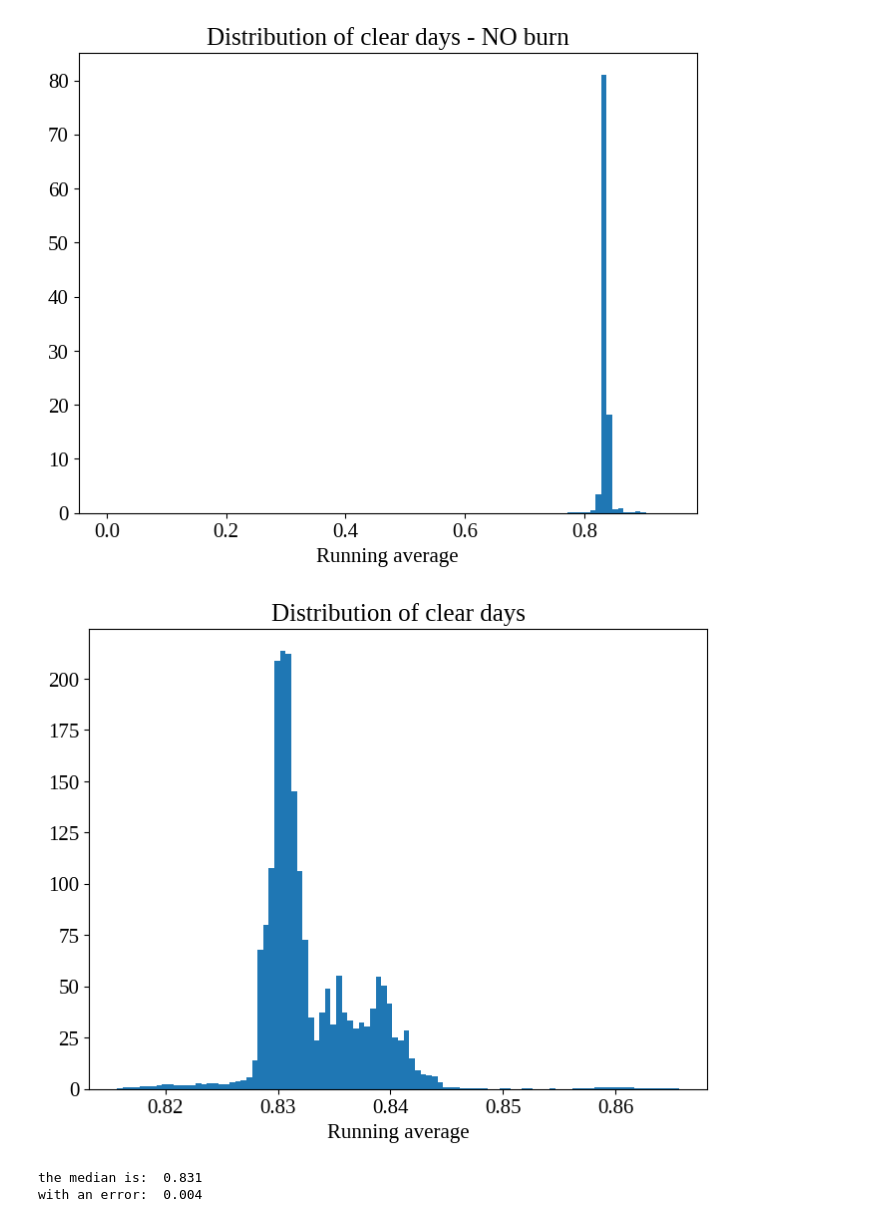
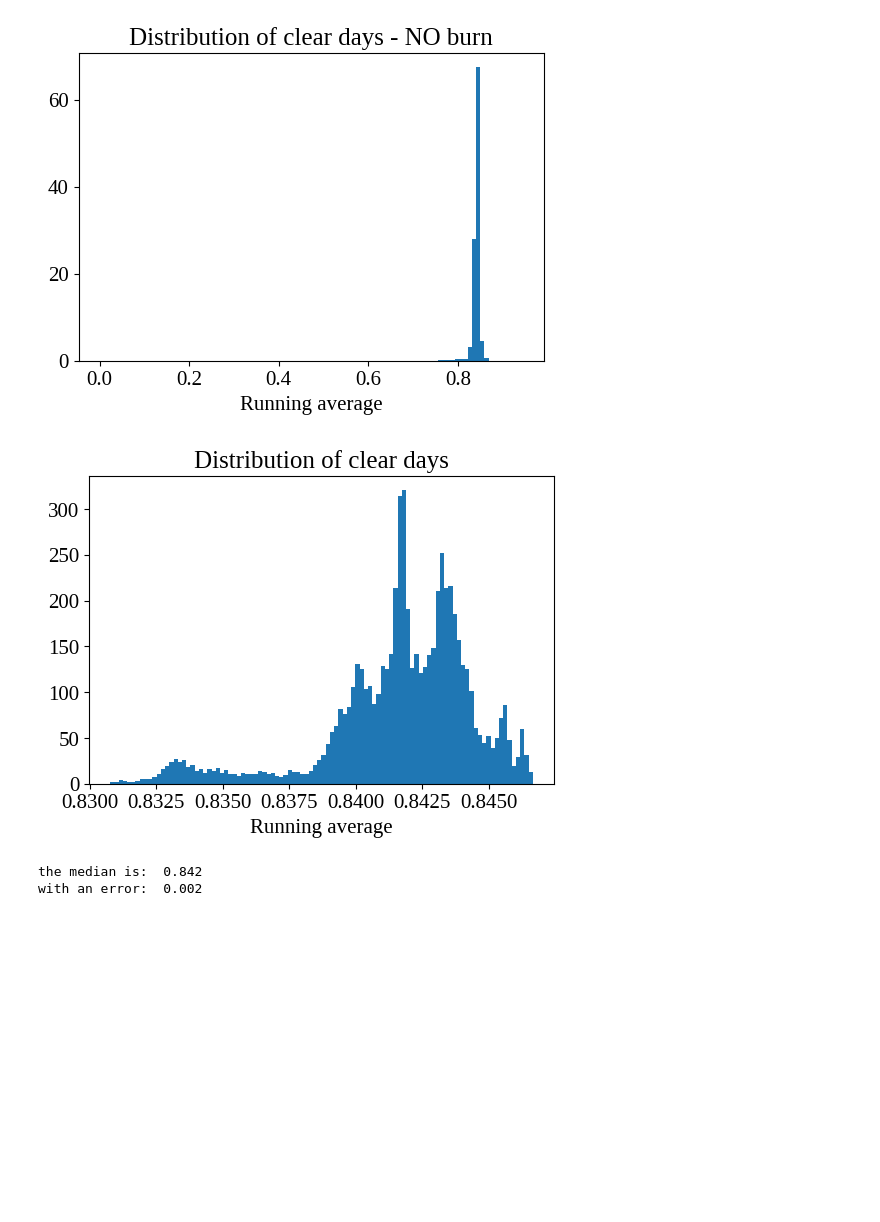
Before and after one commit to Alexpedro130/astrostatistics_bicocca_2023, a Jupyter notebook: working/L10_telescope_observation.ipynb, the cells around one changed output. Saved outputs shown, nothing was run; the diff lists cells and outputs as text; code cells hidden in the pictures; blank space fills up the shorter version.

```diff
--- a/working/L10_telescope_observation.ipynb
+++ b/working/L10_telescope_observation.ipynb
@@ -7,4 +64,4 @@ plt.rcParams['font.family'] = 'serif'
 plt.rcParams['mathtext.fontset'] = 'cm'
 plt.rcParams['font.serif'] = ['Liberation Serif'] + plt.rcParams['font.serif']
 plt.rcParams['font.size']=15
-plt.rcParams['figure.figsize']=[8,6]
+plt.rcParams['figure.figsize']=[6,4]
@@ -56,21 +120,23 @@ plt.show()
 # %%
+burn=2000
+
 plt.hist(run_avg, bins=100, density=True);
 plt.title('Distribution of clear days - NO burn')
 plt.xlabel('Running average')
 plt.show()
 
 plt.hist(run_avg[burn:], bins=100, density=True);
 plt.title('Distribution of clear days')
 plt.xlabel('Running average')
 plt.show()
 
-median=np.median(run_avg)
-sigma=astroML.stats.sigmaG(run_avg)
+median=np.median(run_avg[burn:])
+sigma=astroML.stats.sigmaG(run_avg[burn:])
 
 print("the median is: ", round(median,3))
 print("with an error: ", round(sigma,3))
 # %% [output]
-[figure, old version]
+[figure, new version]
-[figure, old version]
+[figure, new version]
-the median is:  0.831
-with an error:  0.004
+the median is:  0.842
+with an error:  0.002
```
Also changed, not shown: parts of 5 cells of this notebook.
